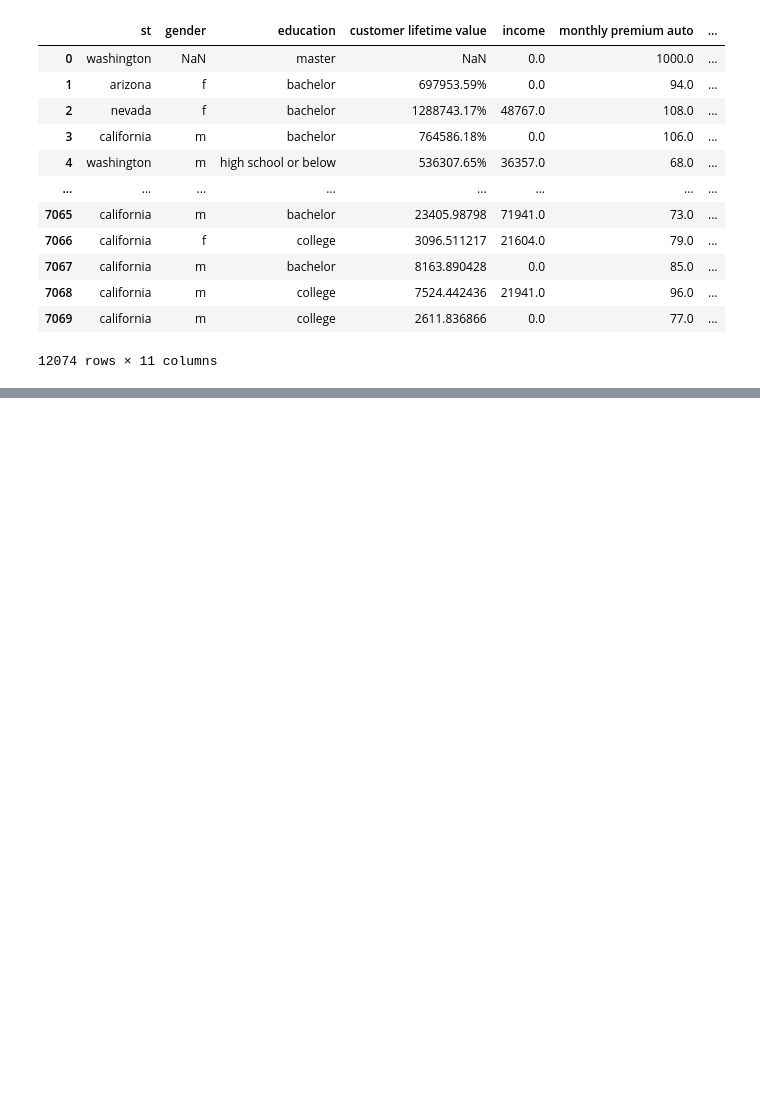
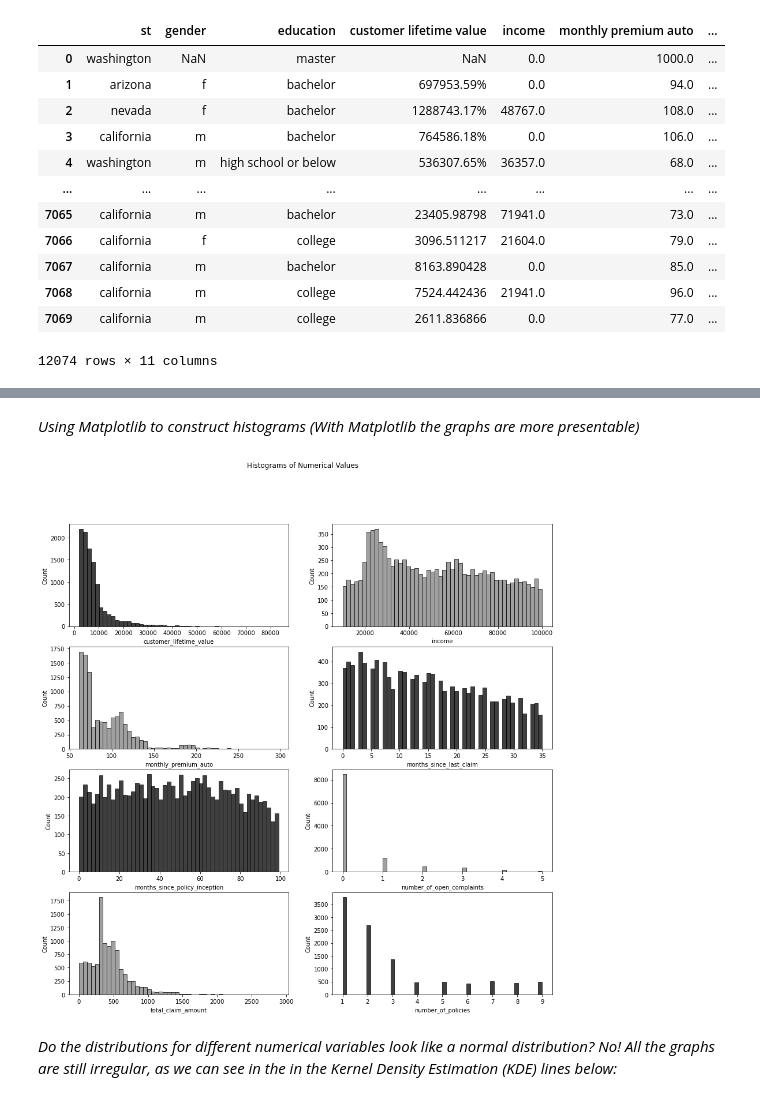
Before and after one commit to deniemmer/IronDenise, a Jupyter notebook: Week2/28.03/Activities_week2.ipynb, the cells around one changed output, grey strips where cells are left out. Drawn from its saved outputs; the diff is of its cells as text; code cells hidden in the pictures; blank space fills up the shorter version.

```diff
--- a/Week2/28.03/Activities_week2.ipynb
+++ b/Week2/28.03/Activities_week2.ipynb
@@ -551,0 +478,19 @@ ax = sns.countplot(x="income", data=numerical)
+# %% [markdown]
+*Using Matplotlib to construct histograms (With Matplotlib the graphs are more presentable)*
+# %%
+fig, ax = plt.subplots(4,2,figsize = (15,15))
+plt.suptitle('Histograms of Numerical Values')
+sns.histplot((numerical['customer_lifetime_value']), color="black", bins=50, ax=ax[0,0])
+sns.histplot((numerical['income']), color="grey", bins=50,ax=ax[0,1])
+sns.histplot((numerical['monthly_premium_auto']), color="grey", bins=50,ax=ax[1,0])
+sns.histplot((numerical['months_since_last_claim']), color="black", bins=50,ax=ax[1,1])
+sns.histplot((numerical['months_since_policy_inception']), color="black", bins=50,ax=ax[2,0])
+sns.histplot((numerical['number_of_open_complaints']), color="grey", bins=50,ax=ax[2,1])
+sns.histplot((numerical['total_claim_amount']), color="grey", bins=50,ax=ax[3,0])
+sns.histplot((numerical['number_of_policies']), color="black", bins=50,ax=ax[3,1])
+plt.show();
+# %% [output]
+[figure, added]
+# %% [markdown]
+*Do the distributions for different numerical variables look like a normal distribution?
+No! All the graphs are still irregular, as we can see in the in the Kernel Density Estimation (KDE) lines below:*
```
Also changed, not shown: parts of 55 cells of this notebook.
